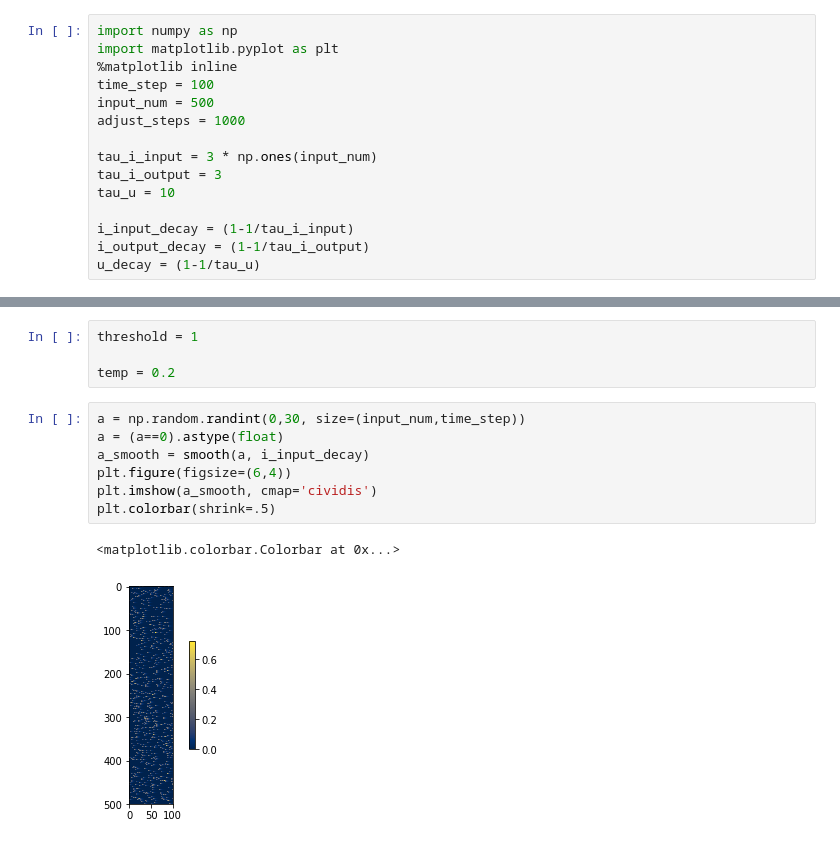
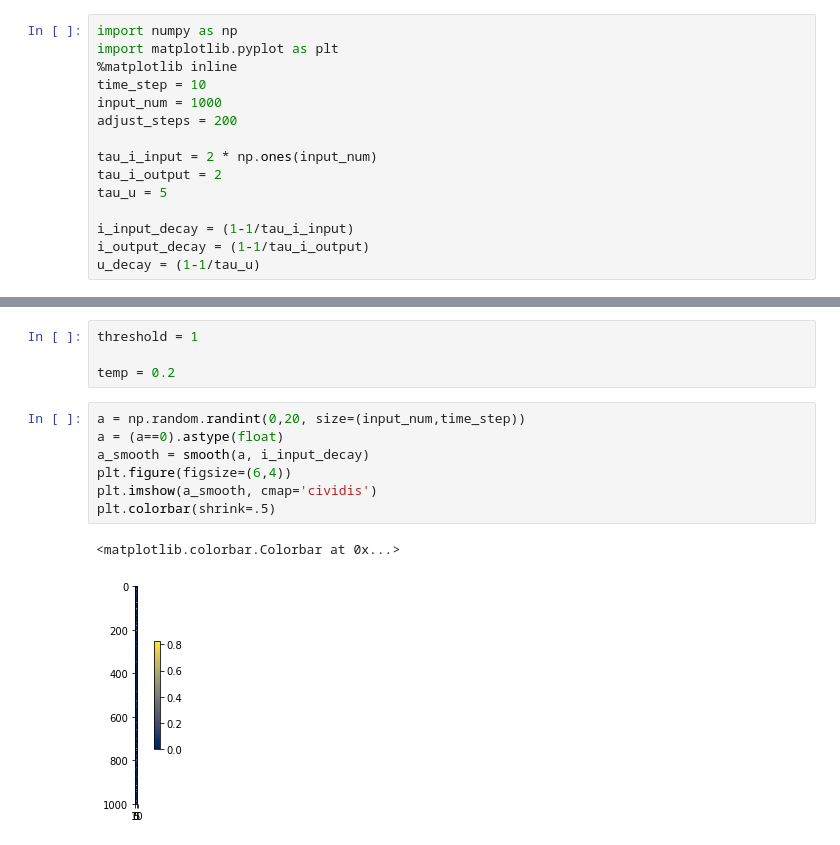
Before and after one commit to superrrpotato/Backpropagated-Neighborhood-Aggregation-for-Accurate-Training-of-Spiking-Neural-Networks, a Jupyter notebook: neighbor_toy_experiment.ipynb, the cells around one changed output, grey strips where cells are left out. Cells and saved outputs as stored; diff of their text form.

```diff
--- a/neighbor_toy_experiment.ipynb
+++ b/neighbor_toy_experiment.ipynb
@@ -2,13 +2,13 @@
 import numpy as np
 import matplotlib.pyplot as plt
 %matplotlib inline
-time_step = 100
-input_num = 500
-adjust_steps = 1000
+time_step = 10
+input_num = 1000
+adjust_steps = 200
 
-tau_i_input = 3 * np.ones(input_num)
-tau_i_output = 3
-tau_u = 10
+tau_i_input = 2 * np.ones(input_num)
+tau_i_output = 2
+tau_u = 5
 
 i_input_decay = (1-1/tau_i_input)
 i_output_decay = (1-1/tau_i_output)
@@ -137,13 +120,13 @@ threshold = 1
 
 temp = 0.2
 # %%
-a = np.random.randint(0,30, size=(input_num,time_step))
+a = np.random.randint(0,20, size=(input_num,time_step))
 a = (a==0).astype(float)
 a_smooth = smooth(a, i_input_decay)
 plt.figure(figsize=(6,4))
 plt.imshow(a_smooth, cmap='cividis')
 plt.colorbar(shrink=.5)
 # %% [output]
 <matplotlib.colorbar.Colorbar at 0x...>
-[figure, old version]
+[figure, new version]
 # %%
```
Also changed, not shown: parts of 7 cells of this notebook.
